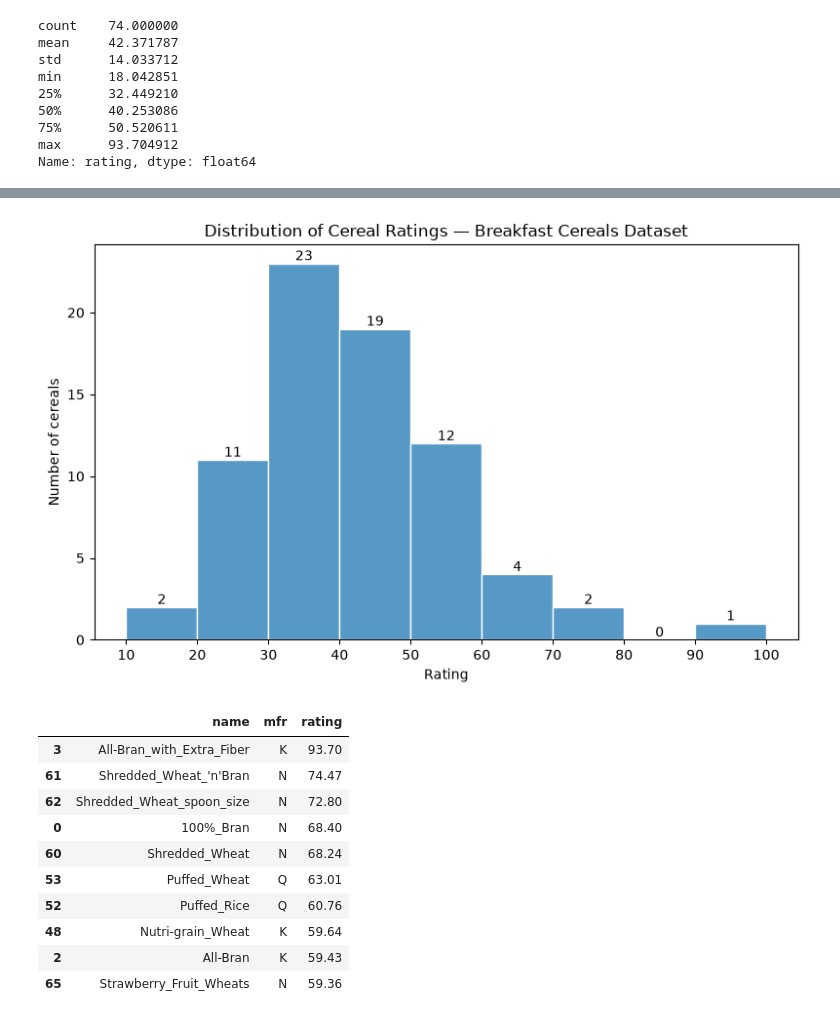
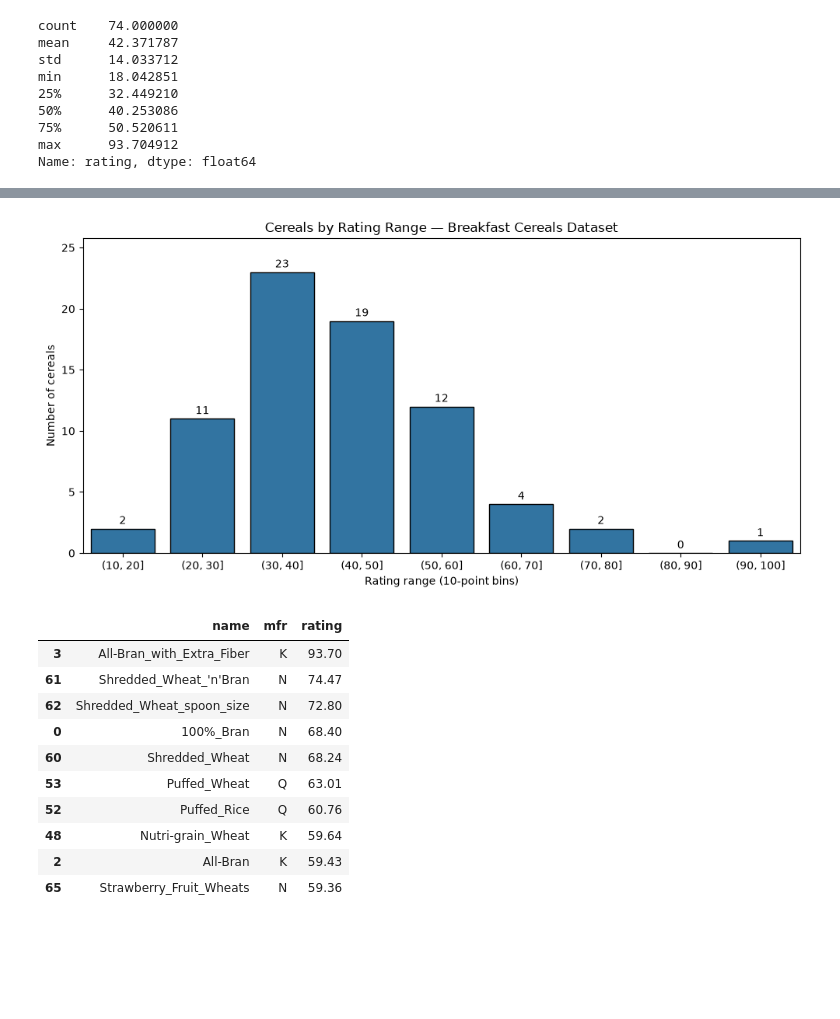
Before and after one commit to juan-carlos-diaz-bautista/Data-Analytics-and-Machine-Learning-Portfolio, a Jupyter notebook: cereals_pca_feature_engineering/notebooks/cereals_pca_feature_engineering.ipynb, the cells around one changed output, grey strips where cells are left out. Cells and saved outputs as stored; diff of their text form; code cells hidden in the pictures; blank space fills up the shorter version.

```diff
--- a/cereals_pca_feature_engineering/notebooks/cereals_pca_feature_engineering.ipynb
+++ b/cereals_pca_feature_engineering/notebooks/cereals_pca_feature_engineering.ipynb
@@ -301,28 +295,24 @@ Name: count, dtype: int64
-# %%
-# Plot the distribution of the rating in ranges of 10 points.
-fig, ax = plt.subplots(figsize=(8, 5))
-
-sns.histplot(
-    data=df,
-    x="rating",
-    bins=range(10, 101, 10),
-    edgecolor="white",
-    ax=ax
-)
-
-# Add a title, label the axes and show the number of cereals above each bar.
-ax.set_title("Distribution of Cereal Ratings — Breakfast Cereals Dataset")
-ax.set_xlabel("Rating")
-ax.set_ylabel("Number of cereals")
-ax.set_xticks(range(10, 101, 10))
-
-for container in ax.containers:
-    ax.bar_label(container)
-
-plt.tight_layout()
-plt.show()
-# %% [output]
-[figure, removed]
+# %%
+# Count the cereals in each range of 10 rating points.
+cereals_by_range = pd.cut(df["rating"], bins=range(10, 101, 10))
+cereals_by_range_counts = cereals_by_range.value_counts().sort_index()
+cereals_by_range_counts
+
+# Plot the counts. The interval labels are converted to text for the x axis.
+fig, ax = plt.subplots(figsize=(10, 5))
+
+sns.barplot(x=cereals_by_range_counts.index.astype(str), y=cereals_by_range_counts.values,
+            ax=ax, edgecolor="black")
+ax.bar_label(ax.containers[0], padding=2)   # number above each bar
+ax.set_title("Cereals by Rating Range — Breakfast Cereals Dataset")
+ax.set_xlabel("Rating range (10-point bins)")
+ax.set_ylabel("Number of cereals")
+ax.tick_params(axis="x", rotation=0)
+ax.margins(y=0.12)
+
+plt.tight_layout()
+# %% [output]
+[figure, added]
 # %%
 # List the 10 best-rated cereals and their manufacturer.
 best_ratings = df["rating"].sort_values(ascending=False).head(10)
```
Also changed, not shown: parts of 5 cells of this notebook, 1 other file.
